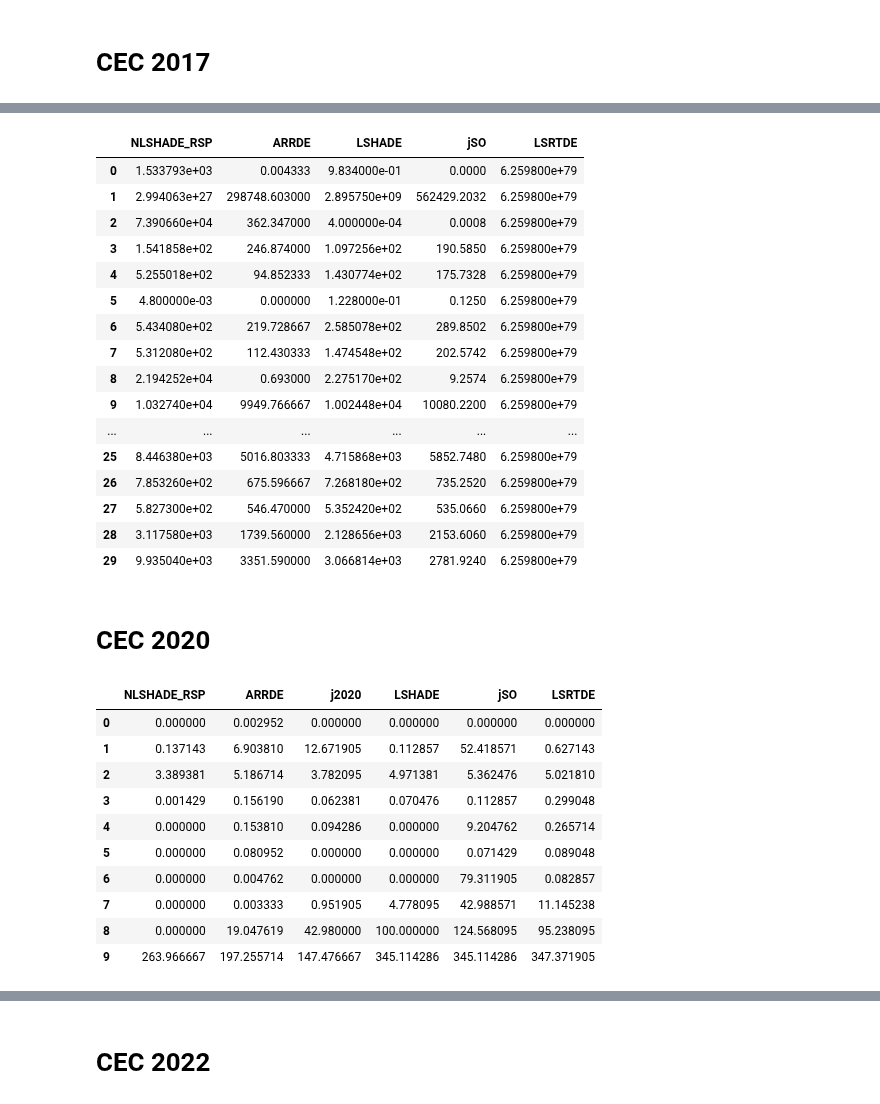
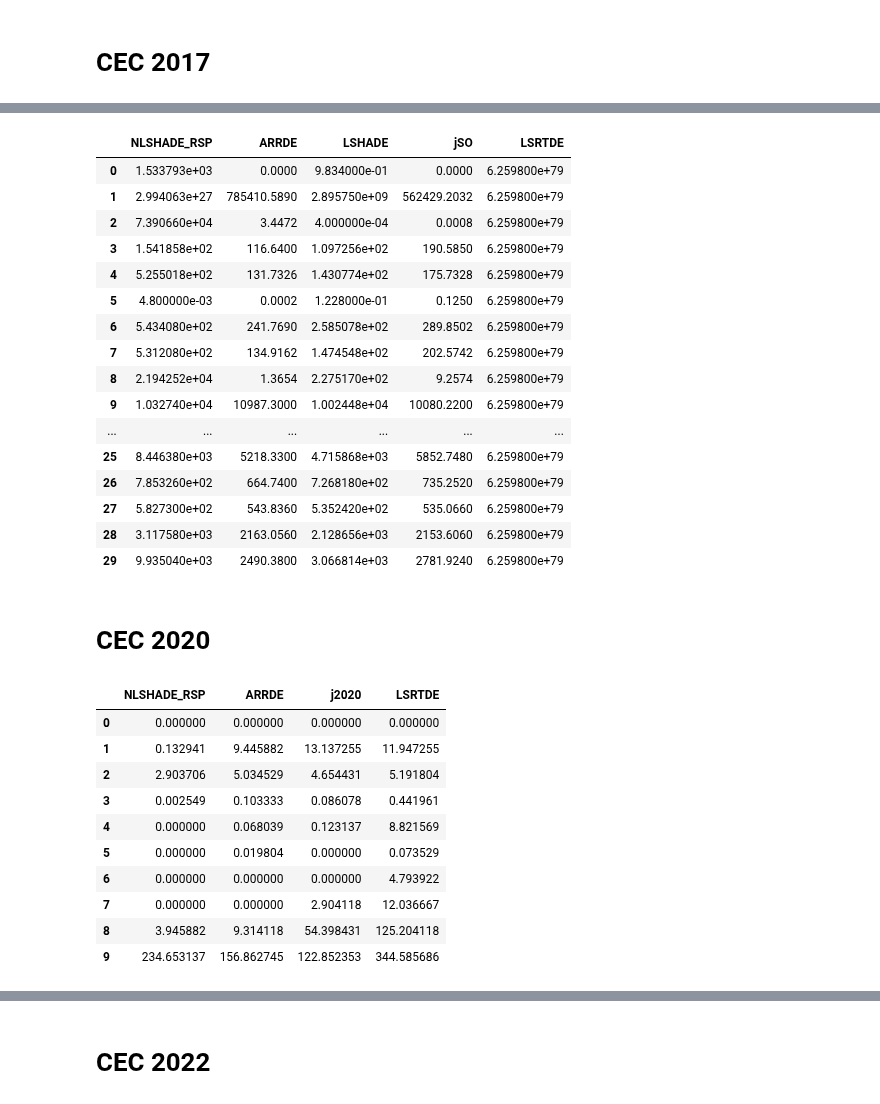
Before and after one commit to khoirulmuzakka/Minion, a Jupyter notebook: examples/cec_comp.ipynb, the cells around one changed output, grey strips where cells are left out. Saved outputs shown, nothing was run; the diff lists cells and outputs as text; code cells hidden in the pictures.

```diff
--- a/examples/cec_comp.ipynb
+++ b/examples/cec_comp.ipynb
@@ -18,4 +18,5 @@ goptimum_cec17 = { i:100*i for i in range(1, 31)}
 goptimum_cec20 = np.array(list(goptimum_cec20.values()))
 goptimum_cec22 = np.array(list(goptimum_cec22.values()))
 goptimum_cec17 = np.array(list(goptimum_cec17.values()))
-goptimum_cec17
+
+resFolder = "./../bin/"
@@ -151,15 +148,15 @@ df
 # %%
-filename = "./../bin/Release/results_2017_NLSHADE_RSP_100_1000000.txt"
+filename = resFolder+"results_2017_NLSHADE_RSP_100_1000000.txt"
 data = np.loadtxt(filename, delimiter='\t')
-filename = "./../bin/Release/results_2017_ARRDE_100_1000000.txt"
+filename = resFolder+"results_2017_ARRDE_100_1000000.txt"
 data1 = np.loadtxt(filename, delimiter='\t')
 #filename = "./../bin/Release/results_2017_j2020_100_1000000.txt"
 #data2 = np.loadtxt(filename, delimiter='\t')
-filename = "./../bin/Release/results_2017_LSHADE_100_1000000.txt"
+filename = resFolder+"results_2017_LSHADE_100_1000000.txt"
 data3 = np.loadtxt(filename, delimiter='\t')
-filename = "./../bin/Release/results_2017_jSO_100_1000000.txt"
+filename = resFolder+"results_2017_jSO_100_1000000.txt"
 data4 = np.loadtxt(filename, delimiter='\t')
-filename = "./../bin/Release/results_2017_LSRTDE_100_100000.txt"
+filename = resFolder+"results_2017_LSRTDE_100_100000.txt"
 data5 = np.loadtxt(filename, delimiter='\t')
 df = pd.DataFrame({
     "NLSHADE_RSP" : np.mean(np.abs(data-goptimum_cec17), axis=0),
@@ -172,58 +169,58 @@ df = pd.DataFrame({
 df
 # %% [output]
 |  | NLSHADE_RSP | ARRDE | LSHADE | jSO | LSRTDE |
-| 0 | 1.533793e+03 | 0.004333 | 9.834000e-01 | 0.0000 | 6.259800e+79 |
-| 1 | 2.994063e+27 | 298748.603000 | 2.895750e+09 | 562429.2032 | 6.259800e+79 |
-| 2 | 7.390660e+04 | 362.347000 | 4.000000e-04 | 0.0008 | 6.259800e+79 |
-| 3 | 1.541858e+02 | 246.874000 | 1.097256e+02 | 190.5850 | 6.259800e+79 |
-| 4 | 5.255018e+02 | 94.852333 | 1.430774e+02 | 175.7328 | 6.259800e+79 |
-| 5 | 4.800000e-03 | 0.000000 | 1.228000e-01 | 0.1250 | 6.259800e+79 |
-| 6 | 5.434080e+02 | 219.728667 | 2.585078e+02 | 289.8502 | 6.259800e+79 |
-| 7 | 5.312080e+02 | 112.430333 | 1.474548e+02 | 202.5742 | 6.259800e+79 |
-| 8 | 2.194252e+04 | 0.693000 | 2.275170e+02 | 9.2574 | 6.259800e+79 |
-| 9 | 1.032740e+04 | 9949.766667 | 1.002448e+04 | 10080.2200 | 6.259800e+79 |
+| 0 | 1.533793e+03 | 0.0000 | 9.834000e-01 | 0.0000 | 6.259800e+79 |
+| 1 | 2.994063e+27 | 785410.5890 | 2.895750e+09 | 562429.2032 | 6.259800e+79 |
+| 2 | 7.390660e+04 | 3.4472 | 4.000000e-04 | 0.0008 | 6.259800e+79 |
+| 3 | 1.541858e+02 | 116.6400 | 1.097256e+02 | 190.5850 | 6.259800e+79 |
+| 4 | 5.255018e+02 | 131.7326 | 1.430774e+02 | 175.7328 | 6.259800e+79 |
+| 5 | 4.800000e-03 | 0.0002 | 1.228000e-01 | 0.1250 | 6.259800e+79 |
+| 6 | 5.434080e+02 | 241.7690 | 2.585078e+02 | 289.8502 | 6.259800e+79 |
+| 7 | 5.312080e+02 | 134.9162 | 1.474548e+02 | 202.5742 | 6.259800e+79 |
+| 8 | 2.194252e+04 | 1.3654 | 2.275170e+02 | 9.2574 | 6.259800e+79 |
+| 9 | 1.032740e+04 | 10987.3000 | 1.002448e+04 | 10080.2200 | 6.259800e+79 |
 | ... | ... | ... | ... | ... | ... |
-| 25 | 8.446380e+03 | 5016.803333 | 4.715868e+03 | 5852.7480 | 6.259800e+79 |
-| 26 | 7.853260e+02 | 675.596667 | 7.268180e+02 | 735.2520 | 6.259800e+79 |
-| 27 | 5.827300e+02 | 546.470000 | 5.352420e+02 | 535.0660 | 6.259800e+79 |
-| 28 | 3.117580e+03 | 1739.560000 | 2.128656e+03 | 2153.6060 | 6.259800e+79 |
-| 29 | 9.935040e+03 | 3351.590000 | 3.066814e+03 | 2781.9240 | 6.259800e+79 |
+| 25 | 8.446380e+03 | 5218.3300 | 4.715868e+03 | 5852.7480 | 6.259800e+79 |
+| 26 | 7.853260e+02 | 664.7400 | 7.268180e+02 | 735.2520 | 6.259800e+79 |
+| 27 | 5.827300e+02 | 543.8360 | 5.352420e+02 | 535.0660 | 6.259800e+79 |
+| 28 | 3.117580e+03 | 2163.0560 | 2.128656e+03 | 2153.6060 | 6.259800e+79 |
+| 29 | 9.935040e+03 | 2490.3800 | 3.066814e+03 | 2781.9240 | 6.259800e+79 |
 # %% [markdown]
 # CEC 2020
 # %%
-maxevals=10000
-filename = "./../bin/Release/results_2020_NLSHADE_RSP_5_"+str(maxevals)+".txt"
+maxevals=50000
+filename = resFolder+"/results_2020_NLSHADE_RSP_5_"+str(maxevals)+".txt"
 data = np.loadtxt(filename, delimiter='\t')
-filename = "./../bin/Release/results_2020_ARRDE_5_"+str(maxevals)+".txt"
+filename = resFolder+"results_2020_ARRDE_5_"+str(maxevals)+".txt"
 data1 = np.loadtxt(filename, delimiter='\t')
-filename = "./../bin/Release/results_2020_j2020_5_"+str(maxevals)+".txt"
+filename = resFolder+"results_2020_j2020_5_"+str(maxevals)+".txt"
 data2 = np.loadtxt(filename, delimiter='\t')
 #filename = "./../bin/Release/results_2020_LSHADE_10_"+str(maxevals)+".txt"
 #data3 = np.loadtxt(filename, delimiter='\t')
 #filename = "./../bin/Release/results_2020_jSO_10_"+str(maxevals)+".txt"
 #data4 = np.loadtxt(filename, delimiter='\t')
-filename = "./../bin/Release/results_2020_LSRTDE_5_"+str(maxevals)+".txt"
+filename = resFolder+"results_2020_LSRTDE_5_"+str(maxevals)+".txt"
 data5 = np.loadtxt(filename, delimiter='\t')
 df = pd.DataFrame({
     "NLSHADE_RSP" : np.mean(np.abs(data-goptimum_cec20), axis=0),
     "ARRDE" : np.mean(np.abs(data1-goptimum_cec20), axis=0),
     "j2020" : np.mean(np.abs(data2-goptimum_cec20), axis=0),
     #"LSHADE" : np.mean(np.abs(data3-goptimum_cec20), axis=0),
     #"jSO" : np.mean(np.abs(data4-goptimum_cec20), axis=0),
     "LSRTDE" : np.mean(np.abs(data5-goptimum_cec20), axis=0)
     })
 df
 # %% [output]
-|  | NLSHADE_RSP | ARRDE | j2020 | LSHADE | jSO | LSRTDE |
-| 0 | 0.000000 | 0.002952 | 0.000000 | 0.000000 | 0.000000 | 0.000000 |
-| 1 | 0.137143 | 6.903810 | 12.671905 | 0.112857 | 52.418571 | 0.627143 |
-| 2 | 3.389381 | 5.186714 | 3.782095 | 4.971381 | 5.362476 | 5.021810 |
-| 3 | 0.001429 | 0.156190 | 0.062381 | 0.070476 | 0.112857 | 0.299048 |
-| 4 | 0.000000 | 0.153810 | 0.094286 | 0.000000 | 9.204762 | 0.265714 |
-| 5 | 0.000000 | 0.080952 | 0.000000 | 0.000000 | 0.071429 | 0.089048 |
-| 6 | 0.000000 | 0.004762 | 0.000000 | 0.000000 | 79.311905 | 0.082857 |
-| 7 | 0.000000 | 0.003333 | 0.951905 | 4.778095 | 42.988571 | 11.145238 |
-| 8 | 0.000000 | 19.047619 | 42.980000 | 100.000000 | 124.568095 | 95.238095 |
-| 9 | 263.966667 | 197.255714 | 147.476667 | 345.114286 | 345.114286 | 347.371905 |
+|  | NLSHADE_RSP | ARRDE | j2020 | LSRTDE |
+| 0 | 0.000000 | 0.000000 | 0.000000 | 0.000000 |
+| 1 | 0.132941 | 9.445882 | 13.137255 | 11.947255 |
+| 2 | 2.903706 | 5.034529 | 4.654431 | 5.191804 |
+| 3 | 0.002549 | 0.103333 | 0.086078 | 0.441961 |
+| 4 | 0.000000 | 0.068039 | 0.123137 | 8.821569 |
+| 5 | 0.000000 | 0.019804 | 0.000000 | 0.073529 |
+| 6 | 0.000000 | 0.000000 | 0.000000 | 4.793922 |
+| 7 | 0.000000 | 0.000000 | 2.904118 | 12.036667 |
+| 8 | 3.945882 | 9.314118 | 54.398431 | 125.204118 |
+| 9 | 234.653137 | 156.862745 | 122.852353 | 344.585686 |
 # %%
 maxevals=1000000
```
Also changed, not shown: parts of 9 cells of this notebook, 4 other files.
